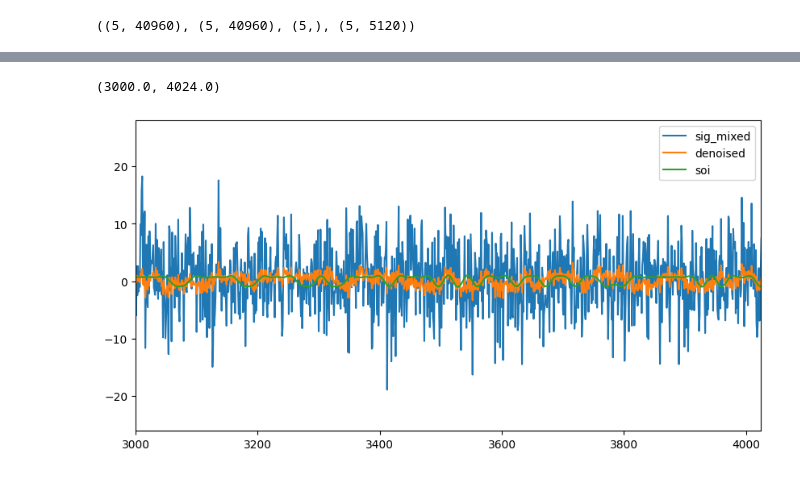
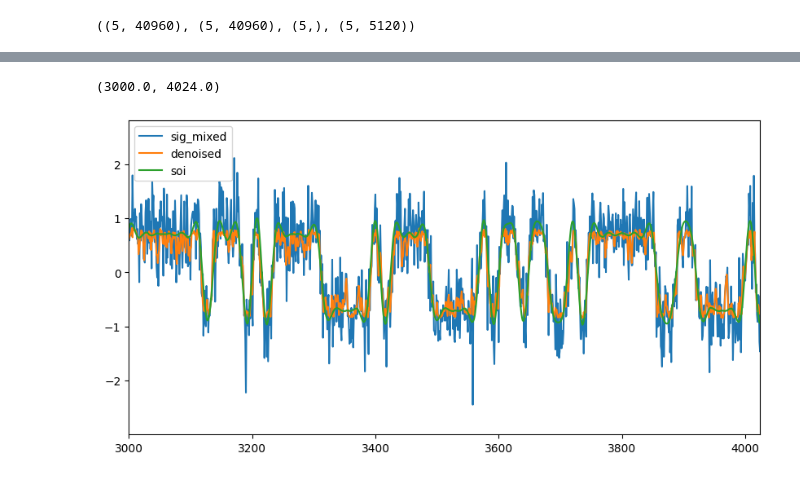
Before and after one commit to AllisonOge/modulation_classification_using_early_exiting, a Jupyter notebook: pofc.ipynb, the cells around one changed output, grey strips where cells are left out. Cells and saved outputs as stored; diff of their text form; code cells hidden in the pictures.

```diff
--- a/pofc.ipynb
+++ b/pofc.ipynb
@@ -275,6 +342,7 @@ transform = Compose([
     Lambda(lambda x: torch.tensor(x, dtype=torch.complex64)),
     Lambda(lambda x: torch.stack([x.real, x.imag],
                                  axis=0) if x.dtype == torch.complex64 else x),
+    Lambda(lambda x: x.unsqueeze(0))
 ])
 
 train_ds, val_ds = random_split(MixtureDataset(
@@ -284,7 +352,7 @@ train_dl = DataLoader(train_ds, batch_size=32, shuffle=True)
 val_dl = DataLoader(val_ds, batch_size=32, shuffle=False)
 # %%
 device = torch.device('cuda' if torch.cuda.is_available() else 'cpu')
-model = Denoiser(seq_len=40960).to(device)
+model = Denoiser2(seq_len=40960).to(device)
 optim = torch.optim.Adam(model.parameters(), lr=0.01)
 criterion = nn.MSELoss()
 model.train()
@@ -303,13 +371,16 @@ for epoch in range(EPOCHS):
         running_tloss += loss.item()
         optim.step()
     avg_tloss = running_tloss / len(train_dl)
-    for x, y in val_dl:
-        x, y = x.to(device), y.to(device)
-        y_val_pred = model(x)
-        val_loss = criterion(y_val_pred, y)
-        running_vloss += val_loss.item()
+
+    with torch.no_grad():
+        for x, y in val_dl:
+            x, y = x.to(device), y.to(device)
+            y_val_pred = model(x)
+            val_loss = criterion(y_val_pred, y)
+            running_vloss += val_loss.item()
     avg_vloss = running_vloss / len(val_dl)
-    print(
-        f'Epoch {epoch+1}/{EPOCHS}, Loss: {avg_tloss:.4f}, Validation Loss: {avg_vloss:.4f}')
     history['train_loss'].append(avg_tloss)
     history['val_loss'].append(avg_vloss)
+    if (epoch + 1) % 10 == 0:
+        print(
+            f'Epoch {epoch+1}/{EPOCHS}, Loss: {avg_tloss:.4f}, Validation Loss: {avg_vloss:.4f}')
@@ -369,5 +429,5 @@ array([ -4.3339834,  -4.055195 ,   2.601864 , -15.029604 , -16.469673 ],
       dtype=float32)
 # %%
-y, x = soi_test[3], sig_mixed_test[3]
+y, x = soi_test[0], sig_mixed_test[0]
 plot_signal(y, x)
 # %% [output]
@@ -383,11 +443,11 @@ y_hat.shape
 # %%
 fig = plt.figure(figsize=(10, 5))
 ax = fig.add_subplot(1, 1, 1)
 ax.plot(x.real, label='sig_mixed')
-ax.plot(y_hat[0][1], label='denoised')
+ax.plot(y_hat[0][0][0], label='denoised')
 ax.plot(y.real, label='soi')
 ax.legend()
 ax.set_xlim(3000, 4024)
 # %% [output]
 (3000.0, 4024.0)
-[figure, old version]
+[figure, new version]
```
Also changed, not shown: parts of 24 cells of this notebook.
